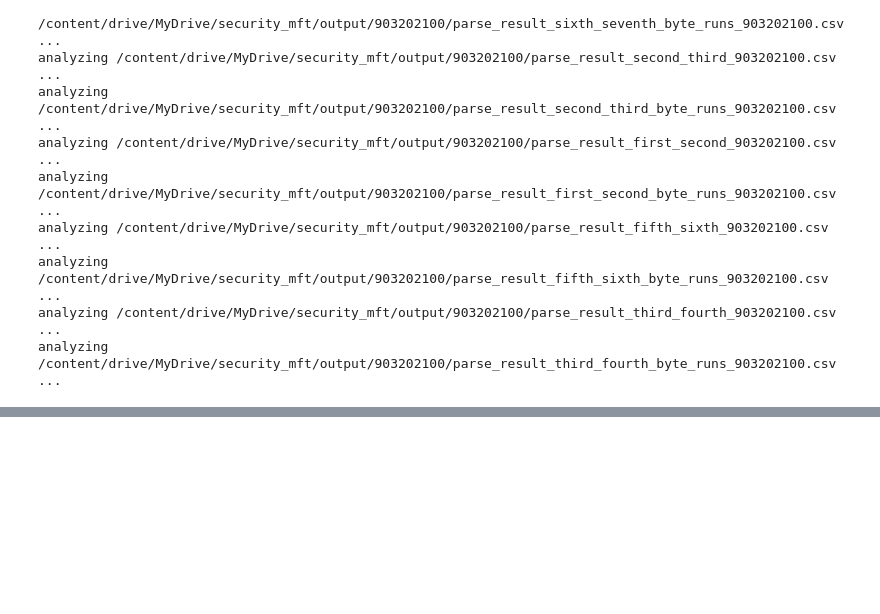
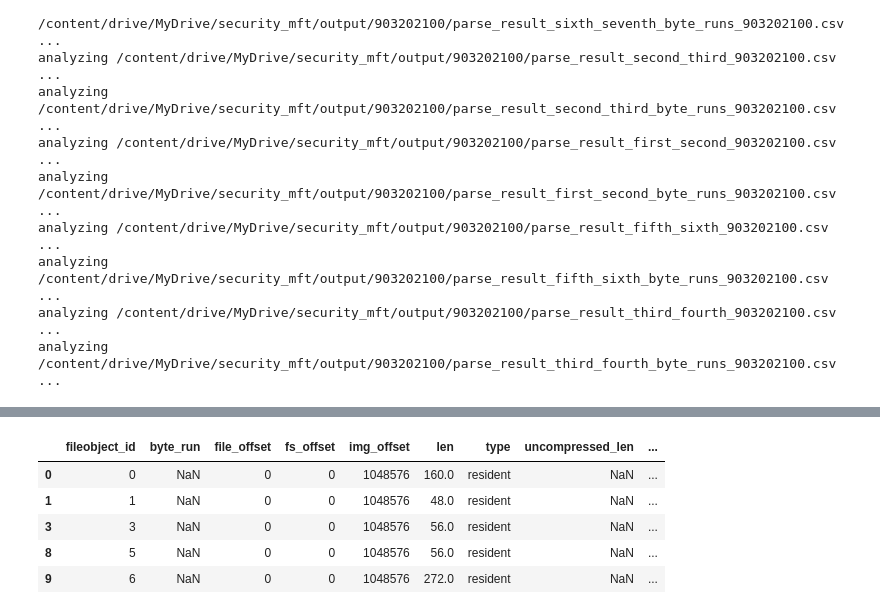
Before and after one commit to AllisonShen/security_mft, a Jupyter notebook: code/run_this.ipynb, the cells around one changed output, grey strips where cells are left out. Drawn from its saved outputs; the diff is of its cells as text; code cells hidden in the pictures; blank space fills up the shorter version.

```diff
--- a/code/run_this.ipynb
+++ b/code/run_this.ipynb
@@ -75,0 +122,10 @@ analyzing /content/drive/MyDrive/security_mft/output/903202100/parse_result_thir
+# %%
+df_resident = df.loc[df['type'] == 'resident']
+df_resident.head()
+# %% [output]
+|  | fileobject_id | byte_run | file_offset | fs_offset | img_offset | len | type | uncompressed_len | ... |
+| 0 | 0 | NaN | 0 | 0 | 1048576 | 160.0 | resident | NaN | ... |
+| 1 | 1 | NaN | 0 | 0 | 1048576 | 48.0 | resident | NaN | ... |
+| 3 | 3 | NaN | 0 | 0 | 1048576 | 56.0 | resident | NaN | ... |
+| 8 | 5 | NaN | 0 | 0 | 1048576 | 56.0 | resident | NaN | ... |
+| 9 | 6 | NaN | 0 | 0 | 1048576 | 272.0 | resident | NaN | ... |
```
Also changed, not shown: parts of 11 cells of this notebook, 2 other files.
